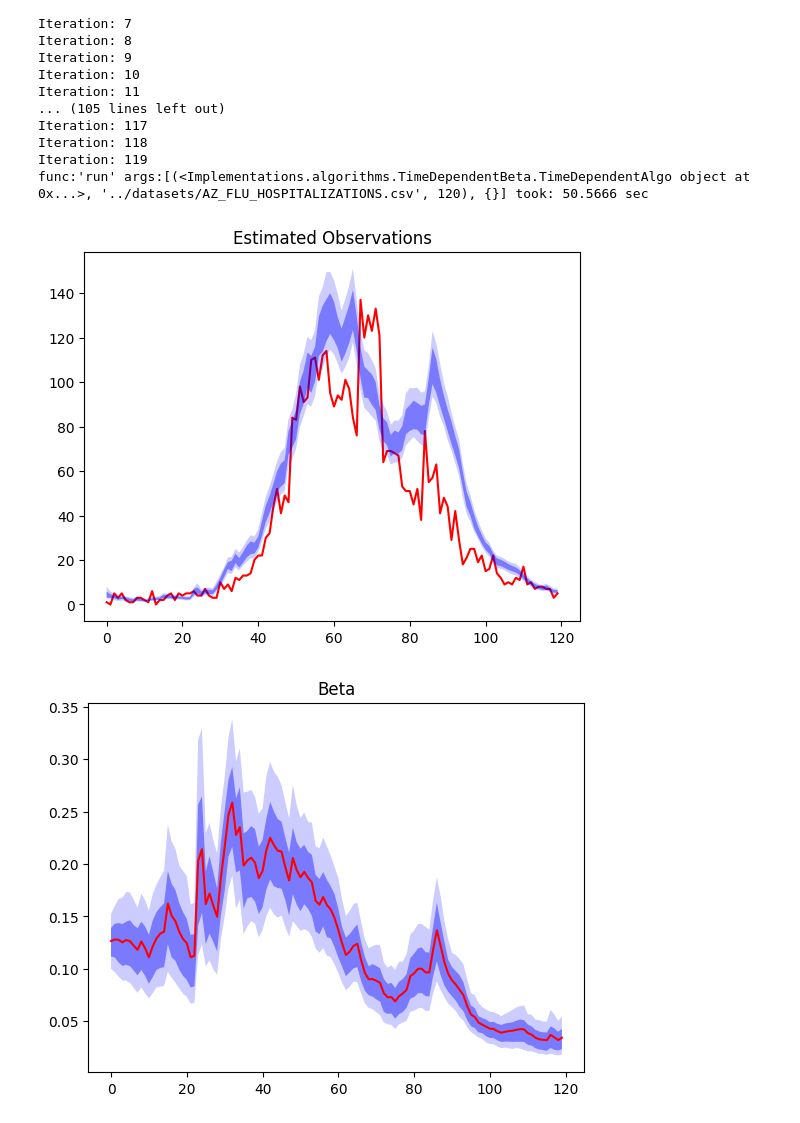
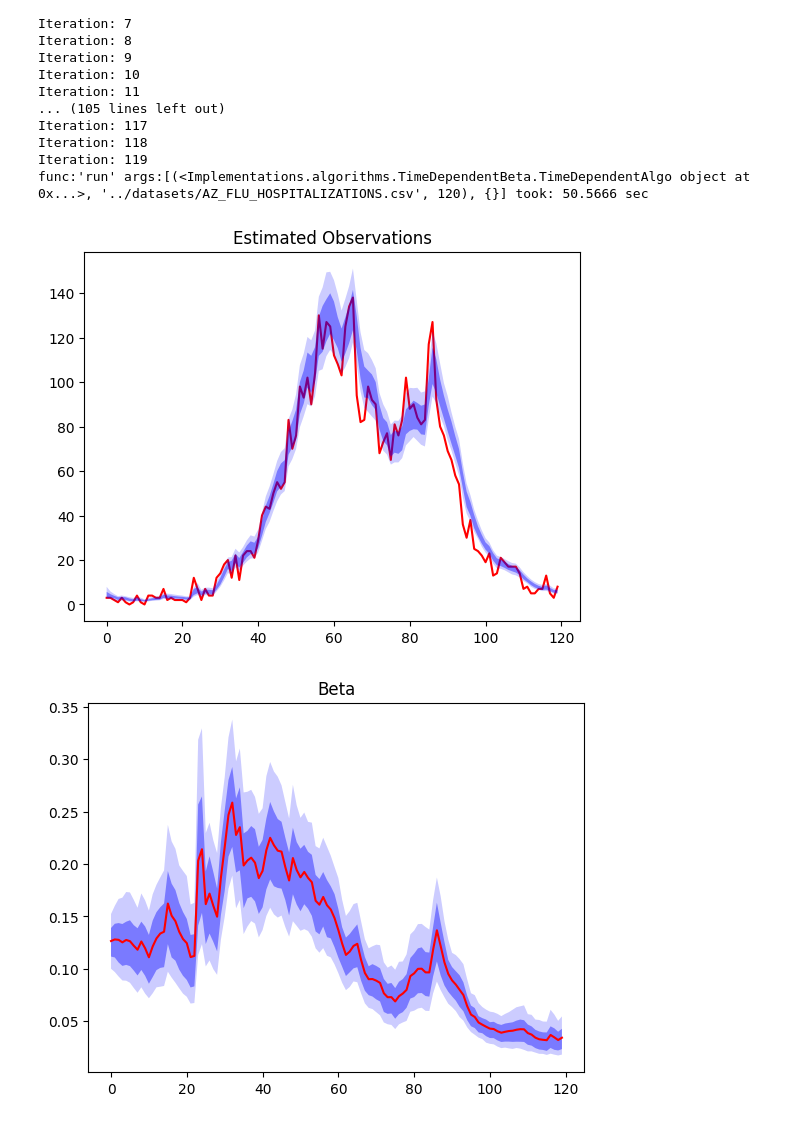
Before and after one commit to atiumcache/PF_forecast, a Jupyter notebook: juptyer notebooks/pf_entrypoint.ipynb, the cells around one changed output. Saved outputs shown, nothing was run; the diff lists cells and outputs as text; code cells hidden in the pictures.

```diff
--- a/juptyer notebooks/pf_entrypoint.ipynb
+++ b/juptyer notebooks/pf_entrypoint.ipynb
@@ -75,7 +75,7 @@ func:'run' args:[(<Implementations.algorithms.TimeDependentBeta.TimeDependentAlg
 import pandas as pd
 import matplotlib.pyplot as plt
 
-real_data = pd.read_csv('../datasets/WA_FLU_HOSPITALIZATIONS.csv').to_numpy()
+real_data = pd.read_csv('../datasets/AZ_FLU_HOSPITALIZATIONS.csv').to_numpy()
 real_data = np.delete(real_data,0,1)
 
 estimated_data = pd.read_csv('../datasets/particle_observation.csv').to_numpy()
@@ -116,34 +116,34 @@ pf_state = np.delete(pf_state,0,1)
 
 plt.title("Beta")
 
 plt.fill_between(np.arange(0,t), beta_quantiles[:,3], beta_quantiles[:,22-3], facecolor='blue', zorder=10,alpha = 0.2)
 plt.fill_between(np.arange(0,t), beta_quantiles[:,6], beta_quantiles[:,22-6], facecolor='blue', zorder=11,alpha = 0.4)
 
 plt.plot(pf_beta,color="red",zorder=12)
 plt.savefig('Beta.png')
 plt.show()
 
 plt.title("Gamma")
 
 plt.plot(pf_gamma,zorder=12,color = 'red')
 plt.fill_between(np.arange(0,t), gamma_quantiles[:,3], gamma_quantiles[:,22-3], facecolor='blue', zorder=10,alpha = 0.2)
 plt.fill_between(np.arange(0,t), gamma_quantiles[:,6], gamma_quantiles[:,22-6], facecolor='blue', zorder=11,alpha = 0.4)
 
 plt.show()
 
 plt.title("Eta")
 
 plt.fill_between(np.arange(0,t), eta_quantiles[:,3], eta_quantiles[:,22-3], facecolor='blue', zorder=10,alpha = 0.2)
 plt.fill_between(np.arange(0,t), eta_quantiles[:,6], eta_quantiles[:,22-6], facecolor='blue', zorder=11,alpha = 0.4)
 
 plt.show()
 
 plt.yscale('log')
 plt.title("State")
 plt.plot(pf_state)
 plt.savefig('State.png')
 # %% [output]
-[figure, old version]
+[figure, new version]
 [figure]
 [figure]
 [figure]
```
Also changed, not shown: 1 other file.
